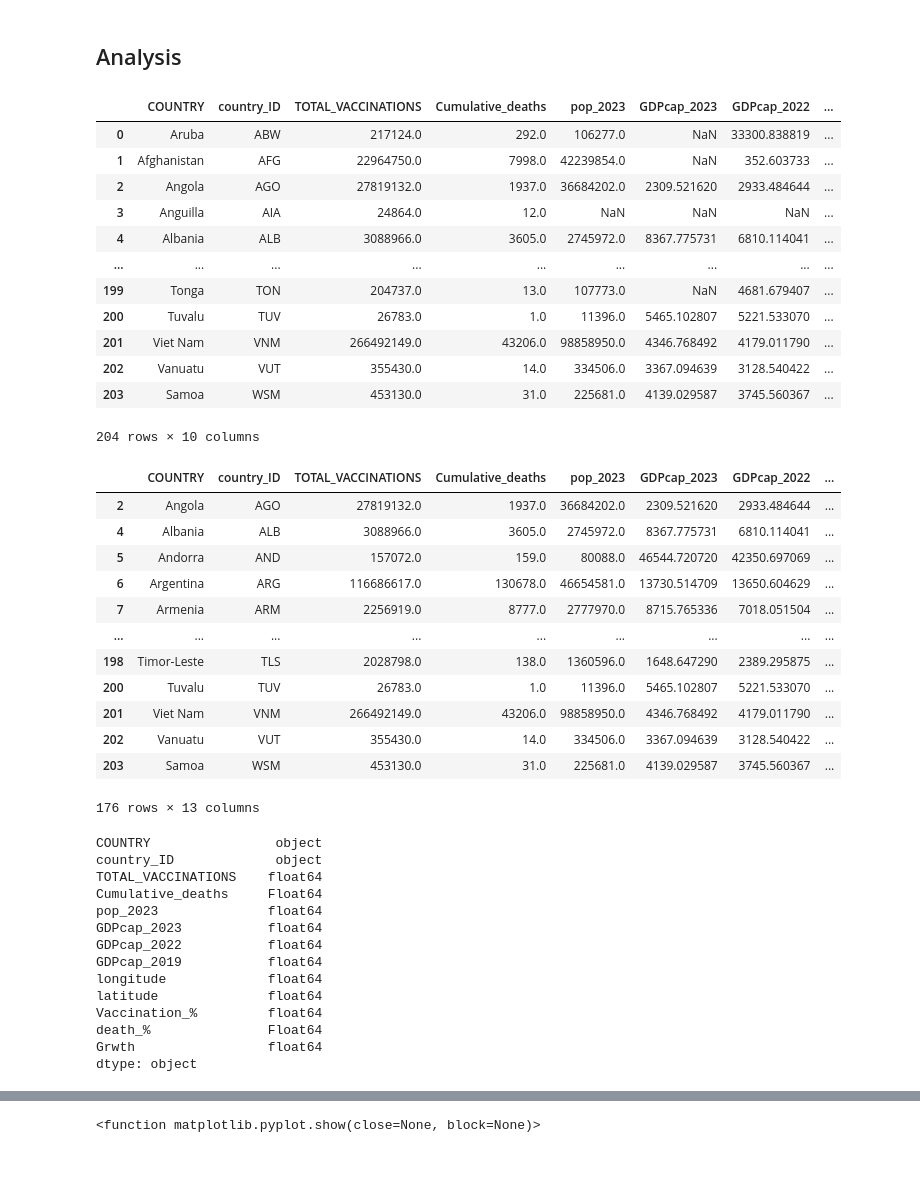
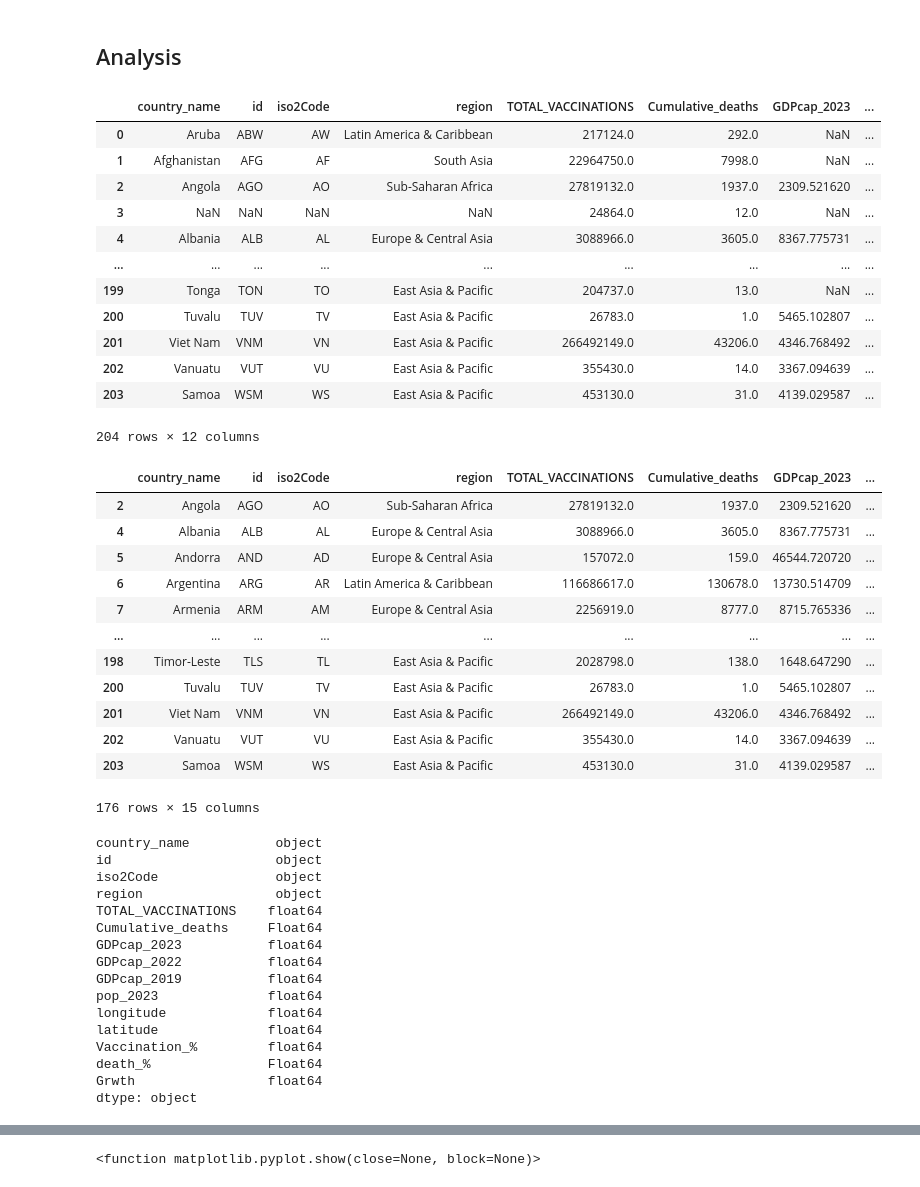
Before and after one commit to nazimben25/project1_group2, a Jupyter notebook: nazim/q4_death_vs_vaccination.ipynb, the cells around one changed output, grey strips where cells are left out. Cells and saved outputs as stored; diff of their text form; code cells hidden in the pictures.

```diff
--- a/nazim/q4_death_vs_vaccination.ipynb
+++ b/nazim/q4_death_vs_vaccination.ipynb
@@ -75,7 +75,12 @@ New_deaths                  float64
 Cumulative_deaths           Float64
 dtype: object
 # %%
+## rename field DATE and add month + year
+
+
 death_df['year'] = death_df['Date_reported'].dt.year
 death_df['month'] = death_df['Date_reported'].dt.month
+death_df = death_df.rename(columns={'Date_reported' : 'date'})
+
 death_df.head()
 # %% [output]
@@ -472,8 +612,6 @@ data_covid_macro = pd.merge(data_covid_macro,
                             right_on ='id',
                             how='left')
 
-data_covid_macro = data_covid_macro.drop(columns={'id','iso2Code','region','name','capitalCity'})
-
 data_covid_macro.head()
 # %% [output]
 |  | COUNTRY | country_ID | WHO_REGION | DATA_SOURCE | DATE_UPDATED | TOTAL_VACCINATIONS | PERSONS_VACCINATED_1PLUS_DOSE | ... |
@@ -491,29 +660,28 @@ data_covid_macro.to_csv(data_covid_macro_path)
 # %% [markdown]
 ## Analysis
 # %%
-data1 = data_covid_macro[[
-                     "COUNTRY",'country_ID',
-                     'TOTAL_VACCINATIONS', 'Cumulative_deaths','pop_2023',
-                     'GDPcap_2023','GDPcap_2022','GDPcap_2019',
-                     'longitude', 'latitude'
-                    ]]
+data1 = data_covid_macro[['country_name','id','iso2Code','region',
+                                           'TOTAL_VACCINATIONS','Cumulative_deaths',
+                                           'GDPcap_2023', 'GDPcap_2022', 'GDPcap_2019', 'pop_2023',
+                                           'longitude','latitude'
+                                           ]]
 
 
 data1
 # %% [output]
-|  | COUNTRY | country_ID | TOTAL_VACCINATIONS | Cumulative_deaths | pop_2023 | GDPcap_2023 | GDPcap_2022 | ... |
-| 0 | Aruba | ABW | 217124.0 | 292.0 | 106277.0 | NaN | 33300.838819 | ... |
-| 1 | Afghanistan | AFG | 22964750.0 | 7998.0 | 42239854.0 | NaN | 352.603733 | ... |
-| 2 | Angola | AGO | 27819132.0 | 1937.0 | 36684202.0 | 2309.521620 | 2933.484644 | ... |
-| 3 | Anguilla | AIA | 24864.0 | 12.0 | NaN | NaN | NaN | ... |
-| 4 | Albania | ALB | 3088966.0 | 3605.0 | 2745972.0 | 8367.775731 | 6810.114041 | ... |
+|  | country_name | id | iso2Code | region | TOTAL_VACCINATIONS | Cumulative_deaths | GDPcap_2023 | ... |
+| 0 | Aruba | ABW | AW | Latin America & Caribbean | 217124.0 | 292.0 | NaN | ... |
+| 1 | Afghanistan | AFG | AF | South Asia | 22964750.0 | 7998.0 | NaN | ... |
+| 2 | Angola | AGO | AO | Sub-Saharan Africa | 27819132.0 | 1937.0 | 2309.521620 | ... |
+| 3 | NaN | NaN | NaN | NaN | 24864.0 | 12.0 | NaN | ... |
+| 4 | Albania | ALB | AL | Europe & Central Asia | 3088966.0 | 3605.0 | 8367.775731 | ... |
 | ... | ... | ... | ... | ... | ... | ... | ... | ... |
-| 199 | Tonga | TON | 204737.0 | 13.0 | 107773.0 | NaN | 4681.679407 | ... |
-| 200 | Tuvalu | TUV | 26783.0 | 1.0 | 11396.0 | 5465.102807 | 5221.533070 | ... |
-| 201 | Viet Nam | VNM | 266492149.0 | 43206.0 | 98858950.0 | 4346.768492 | 4179.011790 | ... |
-| 202 | Vanuatu | VUT | 355430.0 | 14.0 | 334506.0 | 3367.094639 | 3128.540422 | ... |
-| 203 | Samoa | WSM | 453130.0 | 31.0 | 225681.0 | 4139.029587 | 3745.560367 | ... |
+| 199 | Tonga | TON | TO | East Asia & Pacific | 204737.0 | 13.0 | NaN | ... |
+| 200 | Tuvalu | TUV | TV | East Asia & Pacific | 26783.0 | 1.0 | 5465.102807 | ... |
+| 201 | Viet Nam | VNM | VN | East Asia & Pacific | 266492149.0 | 43206.0 | 4346.768492 | ... |
+| 202 | Vanuatu | VUT | VU | East Asia & Pacific | 355430.0 | 14.0 | 3367.094639 | ... |
+| 203 | Samoa | WSM | WS | East Asia & Pacific | 453130.0 | 31.0 | 4139.029587 | ... |
-204 rows × 10 columns
+204 rows × 12 columns
 # %%
 ## calculate vaccination %
 
@@ -541,30 +709,32 @@ data1 = data1.astype({
 
 data1
 # %% [output]
-|  | COUNTRY | country_ID | TOTAL_VACCINATIONS | Cumulative_deaths | pop_2023 | GDPcap_2023 | GDPcap_2022 | ... |
-| 2 | Angola | AGO | 27819132.0 | 1937.0 | 36684202.0 | 2309.521620 | 2933.484644 | ... |
-| 4 | Albania | ALB | 3088966.0 | 3605.0 | 2745972.0 | 8367.775731 | 6810.114041 | ... |
-| 5 | Andorra | AND | 157072.0 | 159.0 | 80088.0 | 46544.720720 | 42350.697069 | ... |
-| 6 | Argentina | ARG | 116686617.0 | 130678.0 | 46654581.0 | 13730.514709 | 13650.604629 | ... |
-| 7 | Armenia | ARM | 2256919.0 | 8777.0 | 2777970.0 | 8715.765336 | 7018.051504 | ... |
+|  | country_name | id | iso2Code | region | TOTAL_VACCINATIONS | Cumulative_deaths | GDPcap_2023 | ... |
+| 2 | Angola | AGO | AO | Sub-Saharan Africa | 27819132.0 | 1937.0 | 2309.521620 | ... |
+| 4 | Albania | ALB | AL | Europe & Central Asia | 3088966.0 | 3605.0 | 8367.775731 | ... |
+| 5 | Andorra | AND | AD | Europe & Central Asia | 157072.0 | 159.0 | 46544.720720 | ... |
+| 6 | Argentina | ARG | AR | Latin America & Caribbean | 116686617.0 | 130678.0 | 13730.514709 | ... |
+| 7 | Armenia | ARM | AM | Europe & Central Asia | 2256919.0 | 8777.0 | 8715.765336 | ... |
 | ... | ... | ... | ... | ... | ... | ... | ... | ... |
-| 198 | Timor-Leste | TLS | 2028798.0 | 138.0 | 1360596.0 | 1648.647290 | 2389.295875 | ... |
-| 200 | Tuvalu | TUV | 26783.0 | 1.0 | 11396.0 | 5465.102807 | 5221.533070 | ... |
-| 201 | Viet Nam | VNM | 266492149.0 | 43206.0 | 98858950.0 | 4346.768492 | 4179.011790 | ... |
-| 202 | Vanuatu | VUT | 355430.0 | 14.0 | 334506.0 | 3367.094639 | 3128.540422 | ... |
-| 203 | Samoa | WSM | 453130.0 | 31.0 | 225681.0 | 4139.029587 | 3745.560367 | ... |
+| 198 | Timor-Leste | TLS | TL | East Asia & Pacific | 2028798.0 | 138.0 | 1648.647290 | ... |
+| 200 | Tuvalu | TUV | TV | East Asia & Pacific | 26783.0 | 1.0 | 5465.102807 | ... |
+| 201 | Viet Nam | VNM | VN | East Asia & Pacific | 266492149.0 | 43206.0 | 4346.768492 | ... |
+| 202 | Vanuatu | VUT | VU | East Asia & Pacific | 355430.0 | 14.0 | 3367.094639 | ... |
+| 203 | Samoa | WSM | WS | East Asia & Pacific | 453130.0 | 31.0 | 4139.029587 | ... |
-176 rows × 13 columns
+176 rows × 15 columns
 # %%
 data1.dtypes
 # %% [output]
-COUNTRY                object
-country_ID             object
+country_name           object
+id                     object
+iso2Code               object
+region                 object
 TOTAL_VACCINATIONS    float64
 Cumulative_deaths     Float64
-pop_2023              float64
 GDPcap_2023           float64
 GDPcap_2022           float64
 GDPcap_2019           float64
+pop_2023              float64
 longitude             float64
 latitude              float64
 Vaccination_%         float64
```
Also changed, not shown: parts of 35 cells of this notebook, 13 other files.
